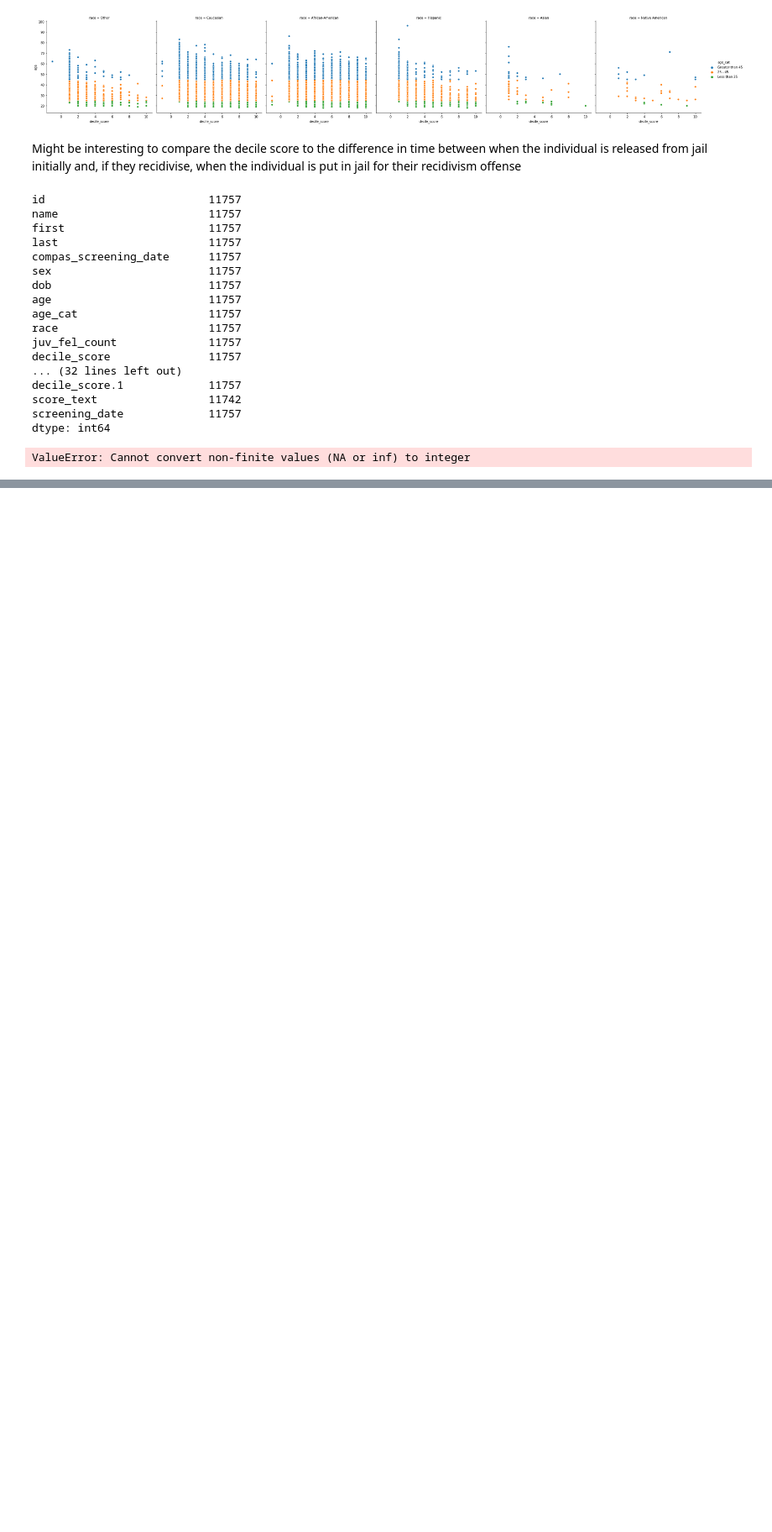
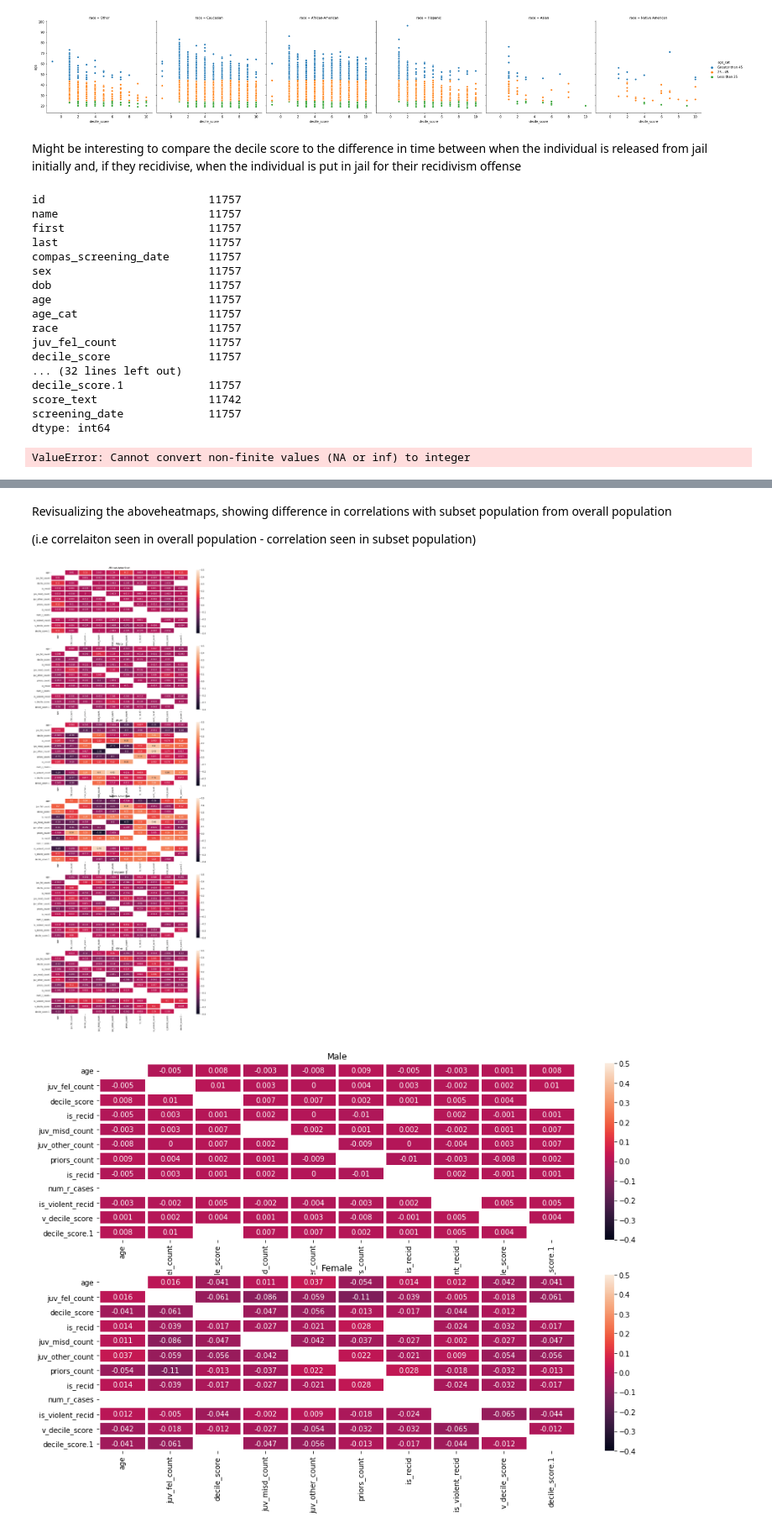
Before and after one commit to CyrusRR/iXDSCourseProject1, a Jupyter notebook: compas-analysis-master/Compass EDA.ipynb, the cells around one changed output, grey strips where cells are left out. Shown at 84% size. Cells and saved outputs as stored; diff of their text form; code cells hidden in the pictures; blank space fills up the shorter version.

```diff
--- a/compas-analysis-master/Compass EDA.ipynb
+++ b/compas-analysis-master/Compass EDA.ipynb
@@ -326,0 +327,35 @@ CorrS2 = (sns.heatmap(CompasF, annot=True, linewidths=3, cmap="Greens",ax=axes[1
+# %% [markdown]
+Revisualizing the aboveheatmaps, showing difference in correlations with subset population from overall population
+
+
+(i.e correlaiton seen in overall population - correlation seen in subset population)
+# %%
+AverageCompas = Compas.corr()
+AverageCompas  = AverageCompas[AverageCompas < .999][AverageCompas > -.999]
+AverageCompas = round(AverageCompas,3)
+AverageCompas.columns
+ids = ["id"]
+AverageCompas = AverageCompas.drop(ids, axis=1).drop(ids, axis=0)
+
+ACompasBl = CompasBl.subtract(AverageCompas, fill_value=0).reindex(index= ["age", "juv_fel_count", "decile_score", "is_recid", "juv_misd_count", "juv_other_count", "priors_count","is_recid","num_r_cases","is_violent_recid","v_decile_score","decile_score.1"])
+ACompasWh = CompasWh.subtract(AverageCompas, fill_value=0).reindex(index= ["age", "juv_fel_count", "decile_score", "is_recid", "juv_misd_count", "juv_other_count", "priors_count","is_recid","num_r_cases","is_violent_recid","v_decile_score","decile_score.1"])
+ACompasAs = CompasAs.subtract(AverageCompas, fill_value=0).reindex(index= ["age", "juv_fel_count", "decile_score", "is_recid", "juv_misd_count", "juv_other_count", "priors_count","is_recid","num_r_cases","is_violent_recid","v_decile_score","decile_score.1"])
+ACompasNa = CompasNa.subtract(AverageCompas, fill_value=0).reindex(index= ["age", "juv_fel_count", "decile_score", "is_recid", "juv_misd_count", "juv_other_count", "priors_count","is_recid","num_r_cases","is_violent_recid","v_decile_score","decile_score.1"])
+ACompasHi = CompasHi.subtract(AverageCompas, fill_value=0).reindex(index= ["age", "juv_fel_count", "decile_score", "is_recid", "juv_misd_count", "juv_other_count", "priors_count","is_recid","num_r_cases","is_violent_recid","v_decile_score","decile_score.1"])
+ACompasOt = CompasOt.subtract(AverageCompas, fill_value=0).reindex(index= ["age", "juv_fel_count", "decile_score", "is_recid", "juv_misd_count", "juv_other_count", "priors_count","is_recid","num_r_cases","is_violent_recid","v_decile_score","decile_score.1"])
+ACompasM = CompasM.subtract(AverageCompas, fill_value=0).reindex(index= ["age", "juv_fel_count", "decile_score", "is_recid", "juv_misd_count", "juv_other_count", "priors_count","is_recid","num_r_cases","is_violent_recid","v_decile_score","decile_score.1"])
+ACompasF = CompasF.subtract(AverageCompas, fill_value=0).reindex(index= ["age", "juv_fel_count", "decile_score", "is_recid", "juv_misd_count", "juv_other_count", "priors_count","is_recid","num_r_cases","is_violent_recid","v_decile_score","decile_score.1"])
+# %%
+f, axes1 = plt.subplots(6,1, sharey=True, figsize=(15, 40), squeeze = True)
+ACorr1 = (sns.heatmap(ACompasBl,vmin = -.4, vmax =.5, annot=True, linewidths=3, ax=axes1[0])).set_title("African-American")
+ACorr2 = (sns.heatmap(ACompasWh,vmin = -.4, vmax =.5, annot=True, linewidths=3,ax=axes1[1])).set_title("White")
+ACorr3 = (sns.heatmap(ACompasAs,vmin = -.4, vmax =.5, annot=True, linewidths=3,ax=axes1[2])).set_title("Asian")
+ACorr4 = (sns.heatmap(ACompasNa,vmin = -.4, vmax =.5, annot=True, linewidths=3,ax=axes1[3])).set_title("Native American")
+ACorr5 = (sns.heatmap(ACompasHi,vmin = -.4, vmax =.5, annot=True, linewidths=3,ax=axes1[4])).set_title("Hispanic")
+ACorr6 = (sns.heatmap(ACompasOt,vmin = -.4, vmax =.5, annot=True, linewidths=3,ax=axes1[5])).set_title("Other")
+f, axes = plt.subplots(2,1, sharey=True, figsize=(15, 10), squeeze = True)
+ACorrS1 = (sns.heatmap(ACompasM,vmin = -.4, vmax =.5, annot=True, linewidths=3,ax=axes[0])).set_title("Male")
+ACorrS2 = (sns.heatmap(ACompasF,vmin = -.4, vmax =.5, annot=True, linewidths=3,ax=axes[1])).set_title("Female")
+# %% [output]
+[figure, added]
+[figure, added]
```
Also changed, not shown: parts of 6 cells of this notebook.
